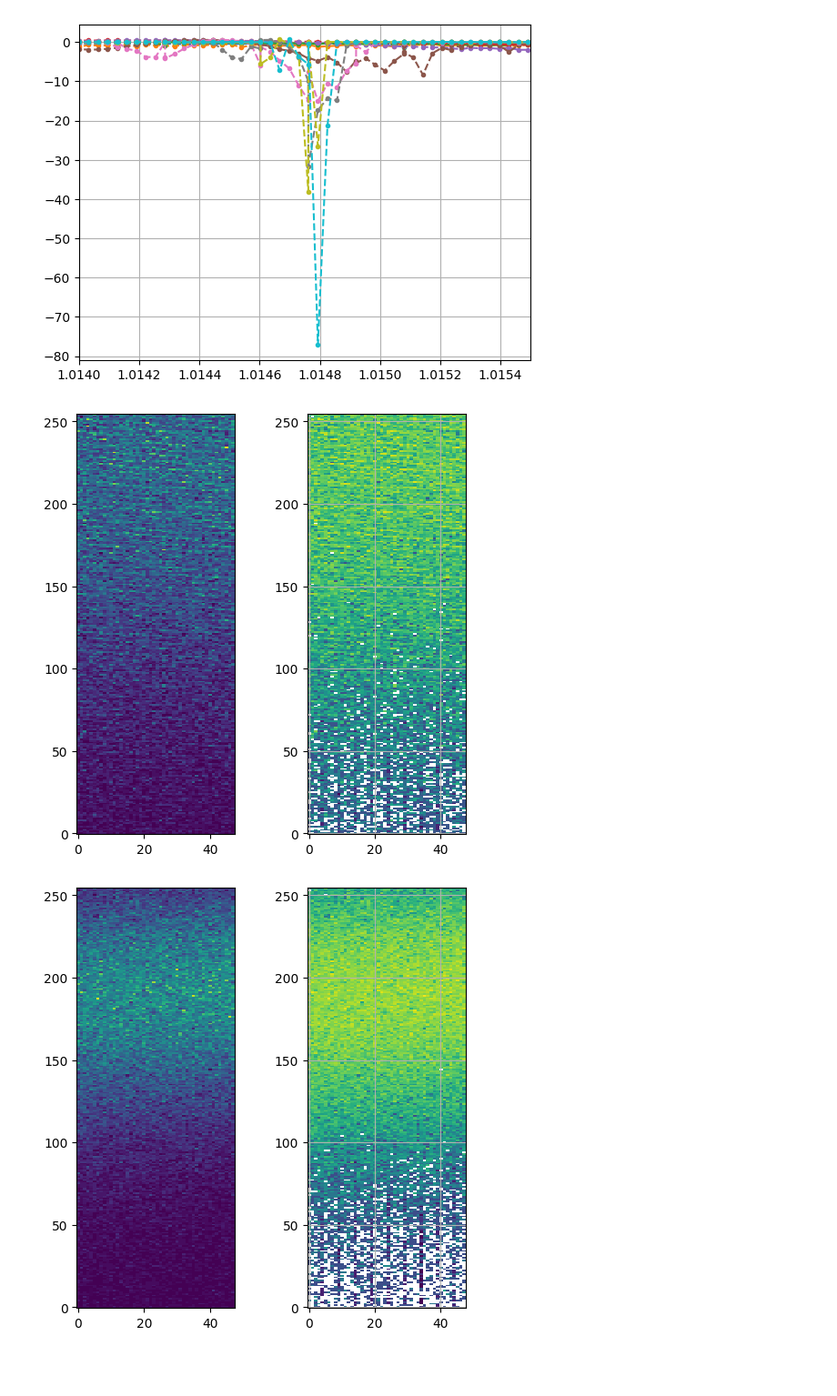
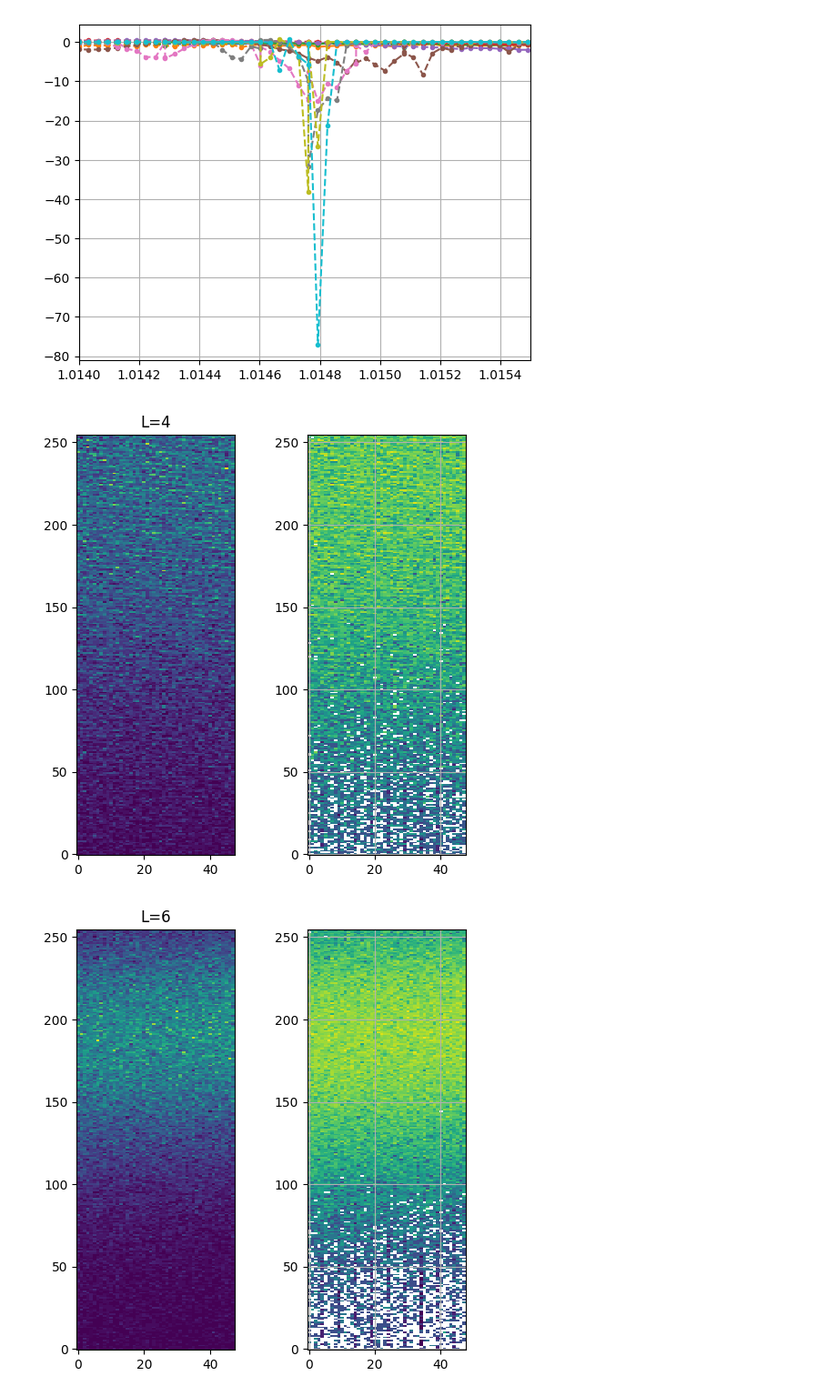
Before and after one commit to Renmusxd/GaugeTheoryRunner, a Jupyter notebook: jupyter/PhaseTransition-Cosine.ipynb, the cells around one changed output. Shown at 91% size. Cells and saved outputs as stored; diff of their text form; code cells hidden in the pictures; blank space fills up the shorter version.

```diff
--- a/jupyter/PhaseTransition-Cosine.ipynb
+++ b/jupyter/PhaseTransition-Cosine.ipynb
@@ -103,32 +103,33 @@ for L, (all_ks, all_actions, unique_ks, mean_actions, std_actions, binder_action
 
     for kd, action in zip(ks_digits, all_actions):
         if kd == 0 or kd == ndigits:
             continue
         if kd not in kd_bins:
             kd_bins[kd] = []
         kd_bins[kd].append(action)
 
     arr = []
 
     for kd in sorted(kd_bins.keys()):
         actions = kd_bins[kd]
         hist_actions, _ = numpy.histogram(actions, bins=numpy.linspace(1.0,1.4,256), density=True)
         hist_actions = hist_actions / sum(hist_actions)
         arr.append(hist_actions)
     arr = numpy.array(arr)
 
     fig, axs = pyplot.subplots(1, 2, figsize=(6,6))
 
+    axs[0].set_title(f"L={L}")
     axs[0].imshow(arr.T, interpolation='none') #, extent=[0.775,0.777, 1.0,1.25])
     axs[0].set_aspect(0.5)
     axs[0].invert_yaxis()
 
     axs[1].imshow(numpy.log(arr.T), interpolation='none') #, extent=[0.775,0.777, 1.0,1.25])
     axs[1].set_aspect(0.5)
     axs[1].invert_yaxis()
     axs[1].grid()
 
     pyplot.show()
 # %% [output]
-[figure, old version]
+[figure, new version]
-[figure, old version]
+[figure, new version]
```
Also changed, not shown: parts of 1 cell of this notebook, 2 other files.
